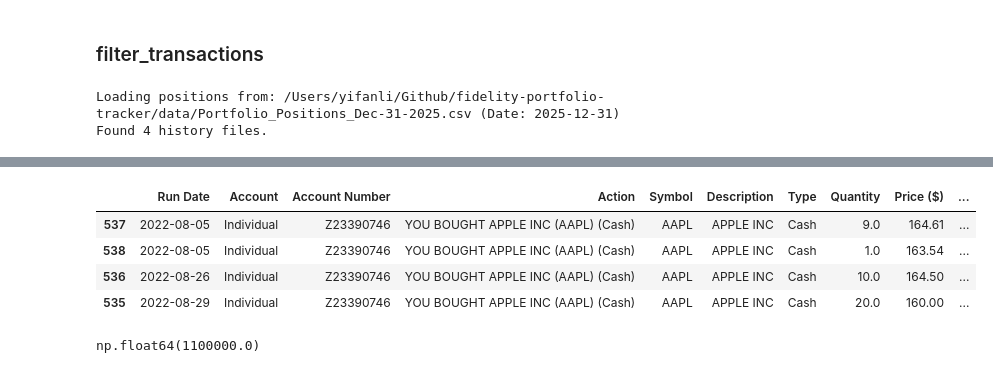
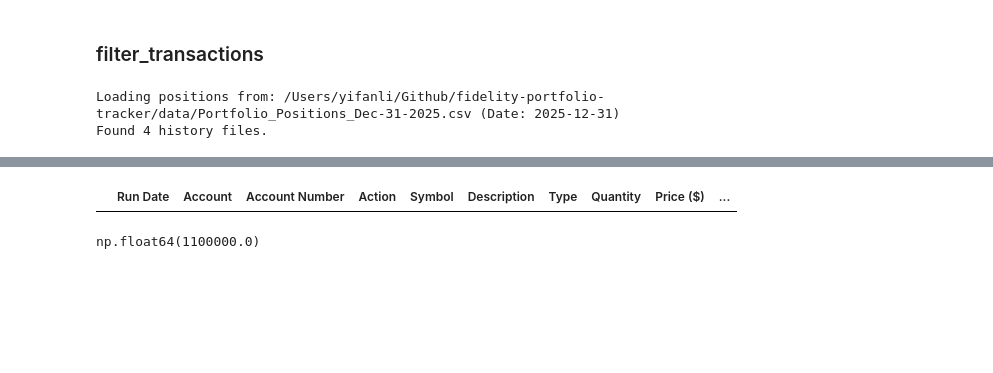
Before and after one commit to yifan-lee/fidelity-portfolio-tracker, a Jupyter notebook: Dev.ipynb, the cells around one changed output, grey strips where cells are left out. Drawn from its saved outputs; the diff is of its cells as text; code cells hidden in the pictures; blank space fills up the shorter version.

```diff
--- a/Dev.ipynb
+++ b/Dev.ipynb
@@ -203,18 +223,14 @@ Found 4 history files.
 # %%
-symbol = 'AAPL'
-account_num = 'Z23390746'
+symbol = None
+account_num = '86964'
 df = transactions_df.copy()
 df = df[
     (df['Account Number'] == account_num) &
     (df['Symbol'] == symbol)
 ]
 df.head(4)
 # %% [output]
 |  | Run Date | Account | Account Number | Action | Symbol | Description | Type | Quantity | Price ($) | ... |
-| 537 | 2022-08-05 | Individual | Z23390746 | YOU BOUGHT APPLE INC (AAPL) (Cash) | AAPL | APPLE INC | Cash | 9.0 | 164.61 | ... |
-| 538 | 2022-08-05 | Individual | Z23390746 | YOU BOUGHT APPLE INC (AAPL) (Cash) | AAPL | APPLE INC | Cash | 1.0 | 163.54 | ... |
-| 536 | 2022-08-26 | Individual | Z23390746 | YOU BOUGHT APPLE INC (AAPL) (Cash) | AAPL | APPLE INC | Cash | 10.0 | 164.50 | ... |
-| 535 | 2022-08-29 | Individual | Z23390746 | YOU BOUGHT APPLE INC (AAPL) (Cash) | AAPL | APPLE INC | Cash | 20.0 | 160.00 | ... |
 # %%
 account_num = 'Z23390746'
 symbol = None
```
Also changed, not shown: parts of 23 cells of this notebook, 3 other files.
